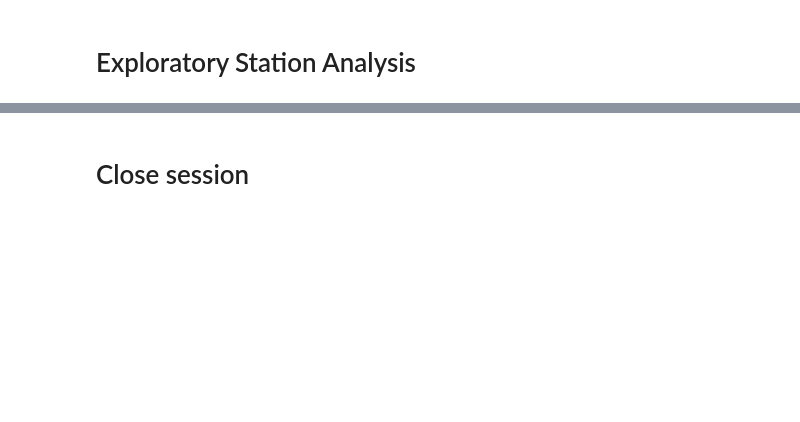
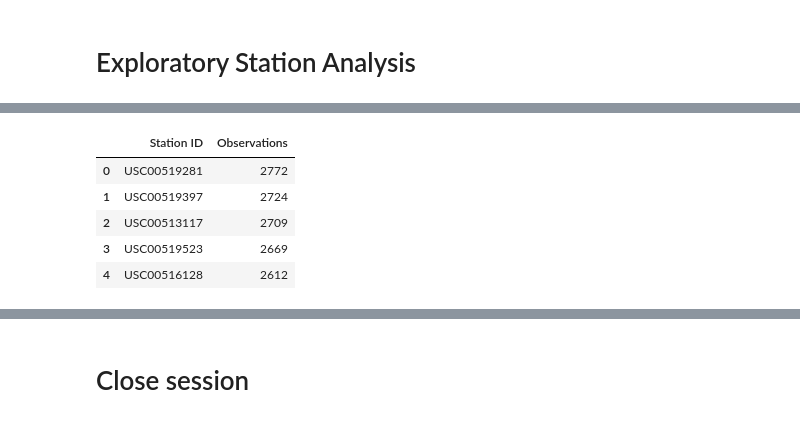
Before and after one commit to davism02/sqlalchemy-challenge, a Jupyter notebook: climate_starter.ipynb, the cells around one changed output, grey strips where cells are left out. Saved outputs shown, nothing was run; the diff lists cells and outputs as text; code cells hidden in the pictures; blank space fills up the shorter version.

```diff
--- a/climate_starter.ipynb
+++ b/climate_starter.ipynb
@@ -17,10 +17,11 @@ from sqlalchemy.orm import Session
 from sqlalchemy import create_engine, func
 # %%
 # create engine to hawaii.sqlite
-engine = create_engine("sqlite:///hawaii.sqlite")
+engine = create_engine("sqlite:///Resources/hawaii.sqlite")
 # %%
 # reflect an existing database into a new model
-
+db = automap_base()
 # reflect the tables
+db.prepare(engine, reflect=True)
 # %%
 # View all of the classes that automap found
@@ -58,5 +123,18 @@ engine = create_engine("sqlite:///hawaii.sqlite")
 # %%
 # Design a query to find the most active stations (i.e. what stations have the most rows?)
 # List the stations and the counts in descending order.
+most_active = sess.query(meas.station, func.count(meas.station)).\
+group_by(meas.station).\
+order_by(func.count(meas.station).desc()).all()
+active_df = pd.DataFrame(most_active, columns=["Station ID","Observations"])
+active_df.sort_values("Observations", ascending=False)
+active_df.head()
+# %% [output]
+|  | Station ID | Observations |
+| 0 | USC00519281 | 2772 |
+| 1 | USC00519397 | 2724 |
+| 2 | USC00513117 | 2709 |
+| 3 | USC00519523 | 2669 |
+| 4 | USC00516128 | 2612 |
 # %%
 # Using the most active station id from the previous query, calculate the lowest, highest, and average temperature.
```
Also changed, not shown: parts of 16 cells of this notebook, 5 other files.
